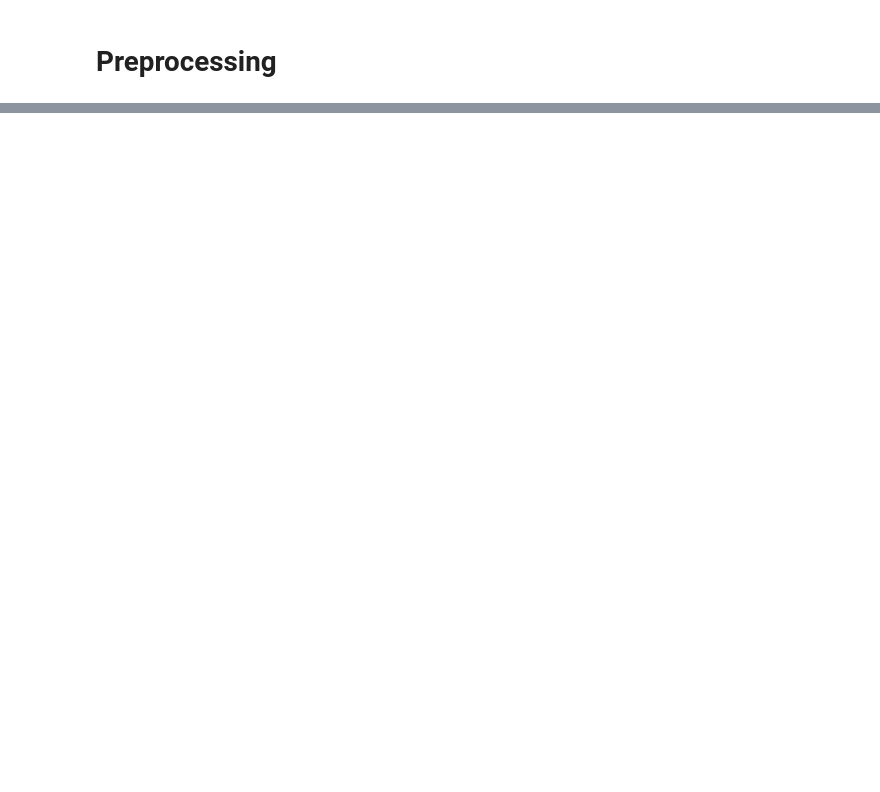
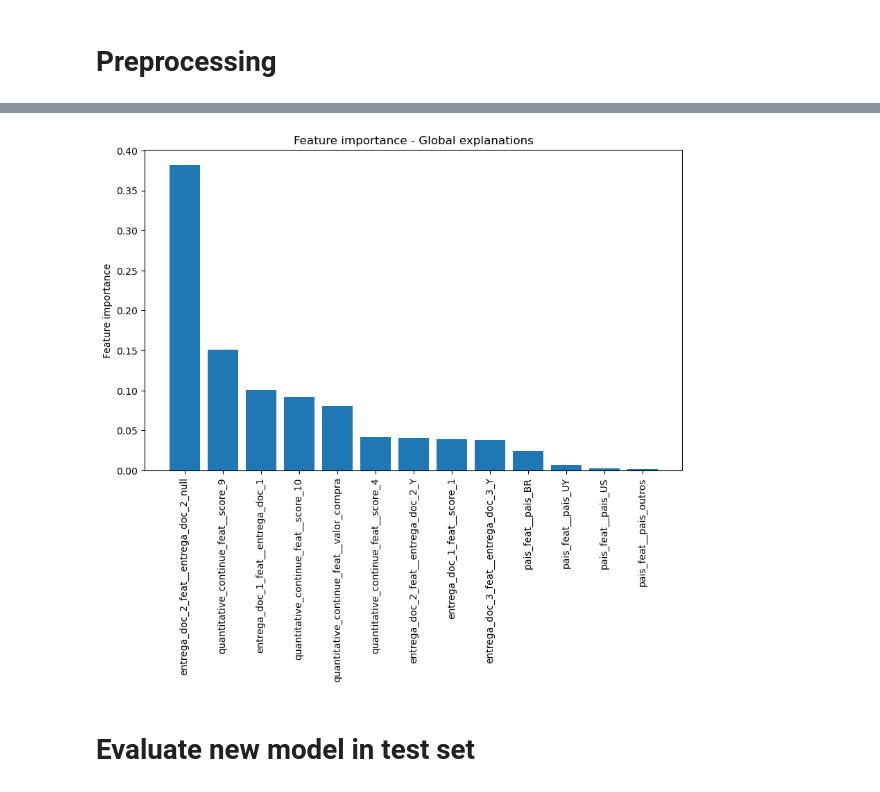
Before and after one commit to vitorbeltrao/fraud-detection, a Jupyter notebook: prototype_notebooks/ml_models.ipynb, the cells around one changed output, grey strips where cells are left out. Cells and saved outputs as stored; diff of their text form; code cells hidden in the pictures; blank space fills up the shorter version.

```diff
--- a/prototype_notebooks/ml_models.ipynb
+++ b/prototype_notebooks/ml_models.ipynb
@@ -51,0 +208,10 @@ y = train_set['fraude']
+# %%
+# Setting current date to save
+year = str(datetime.today().year)
+month = str(datetime.today().month)
+if len(month) == 1:
+    month = "0" + month
+day = str(datetime.today().day)
+if len(day) == 1:
+    day = "0" + day
+date = year + "/" + month + "/" + day
@@ -51,0 +296,3 @@ y = train_set['fraude']
+# %%
+# Run classifiers
+run_classifier_models(X, y, 5, 'balanced_accuracy')
@@ -51,0 +347,18 @@ y = train_set['fraude']
+# %%
+# Get the best estimator from the grid search
+rf = grid_search.best_estimator_.named_steps['rf']
+
+# importance based on each tree
+# Let's take the importance derived by each single decisiont tree
+global_exp = pd.DataFrame()
+
+for i in range(150):
+    # Get the feature importances of the i-th tree and add them to the DataFrame
+    global_exp[f'tree_{i+1}'] = rf.estimators_[i].feature_importances_
+
+# Set the feature names as indices of the DataFrame
+global_exp.index = grid_search.best_estimator_.named_steps['preprocessor'].get_feature_names_out()
+
+# Calculate the mean importance of features across all trees
+global_exp['importance'] = global_exp.mean(axis=1)
+global_exp
@@ -51,0 +381,13 @@ y = train_set['fraude']
+# %%
+# Sort the DataFrame by the 'importance' column in descending order and plot it
+global_exp_sorted = global_exp.sort_values(by='importance', ascending=False)
+plt.figure(figsize=(10, 6))  # Adjust the figure size as needed
+plt.bar(global_exp_sorted.index, global_exp_sorted['importance'])
+plt.ylabel("Feature importance")
+plt.title("Feature importance - Global explanations")
+plt.xticks(rotation=90)  # Rotate x-axis labels for better readability
+plt.show()
+# %% [output]
+[figure, added]
+# %% [markdown]
+# Evaluate new model in test set
```
Also changed, not shown: parts of 27 cells of this notebook, 2 other files.
